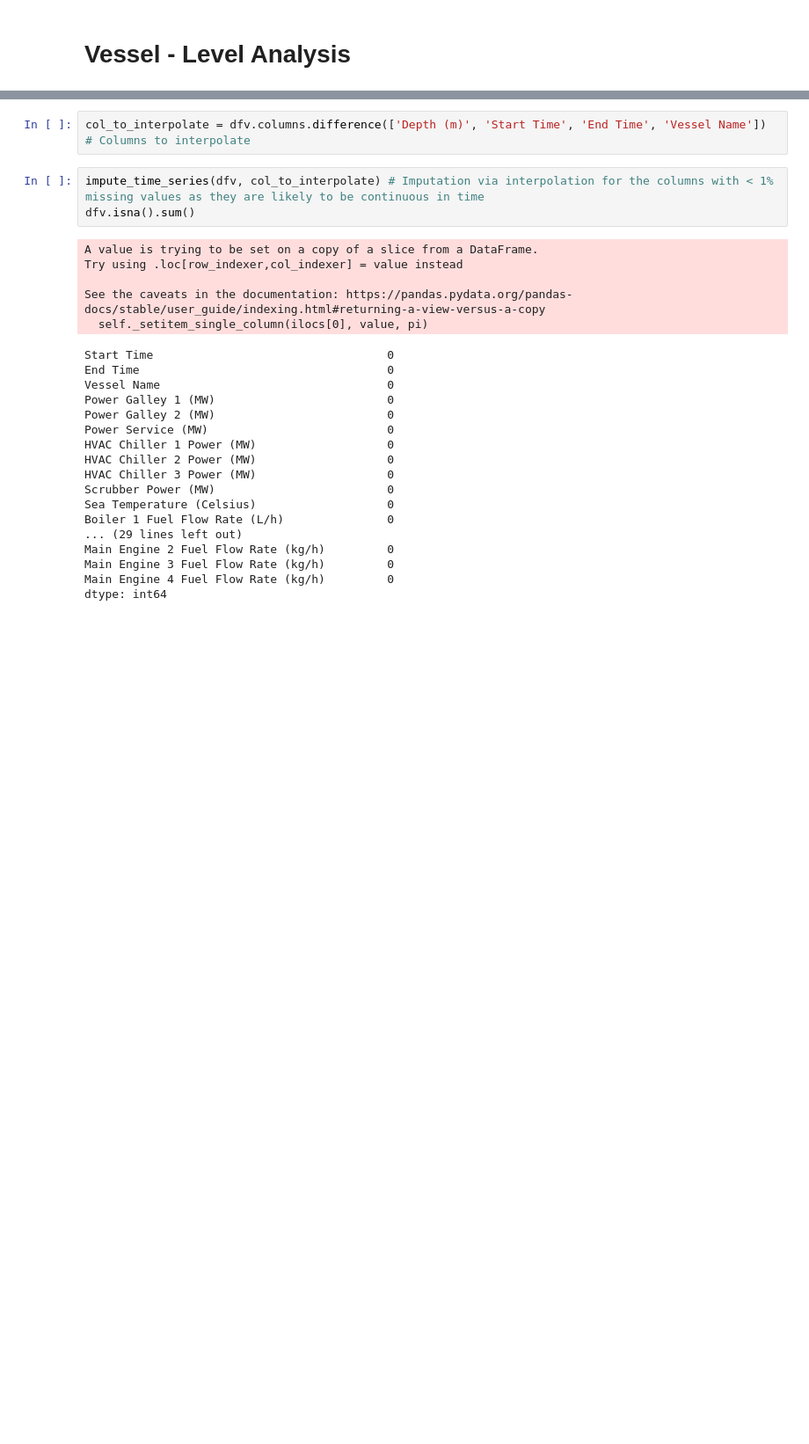
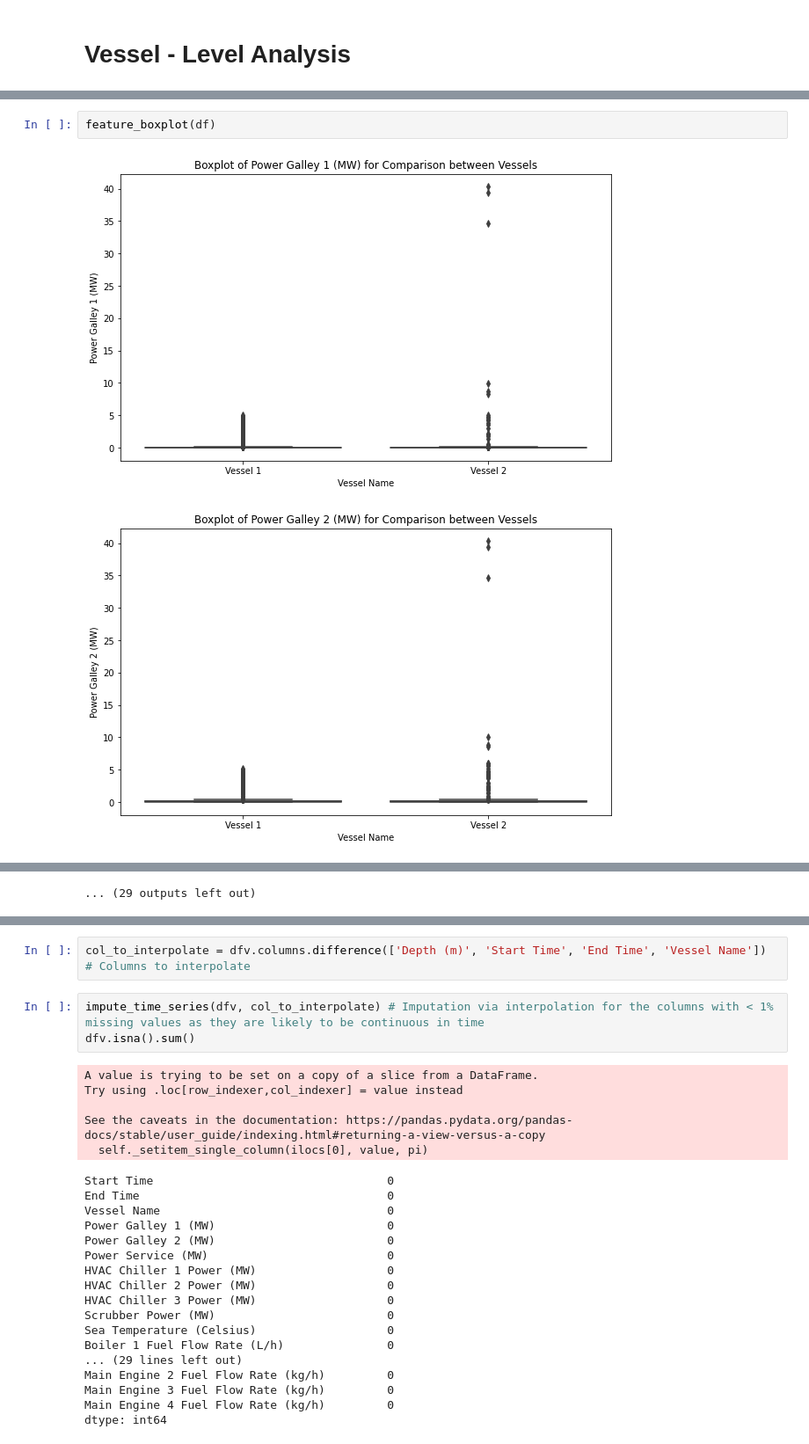
Before and after one commit to AKktk/Cruise_Performance_Analysis, a Jupyter notebook: eda.ipynb, the cells around one changed output, grey strips where cells are left out. Shown at 88% size. Saved outputs shown, nothing was run; the diff lists cells and outputs as text; blank space fills up the shorter version.

```diff
--- a/eda.ipynb
+++ b/eda.ipynb
@@ -62,0 +138,5 @@ feature_distribution(dfv)
+# %%
+feature_boxplot(df)
+# %% [output]
+[figure, added]
+[figure, added]
@@ -62,0 +153 @@ feature_distribution(dfv)
+... (29 outputs left out)
```
Also changed, not shown: parts of 52 cells of this notebook, 5 other files.
